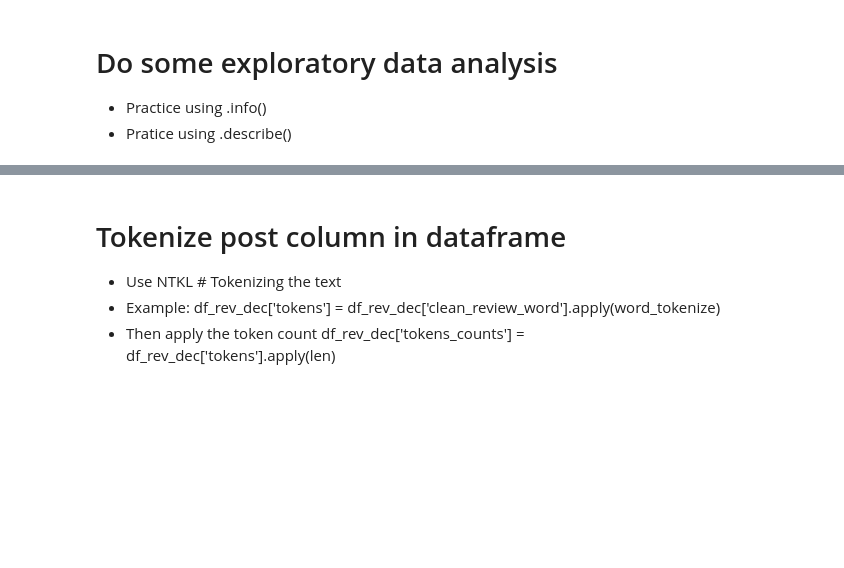
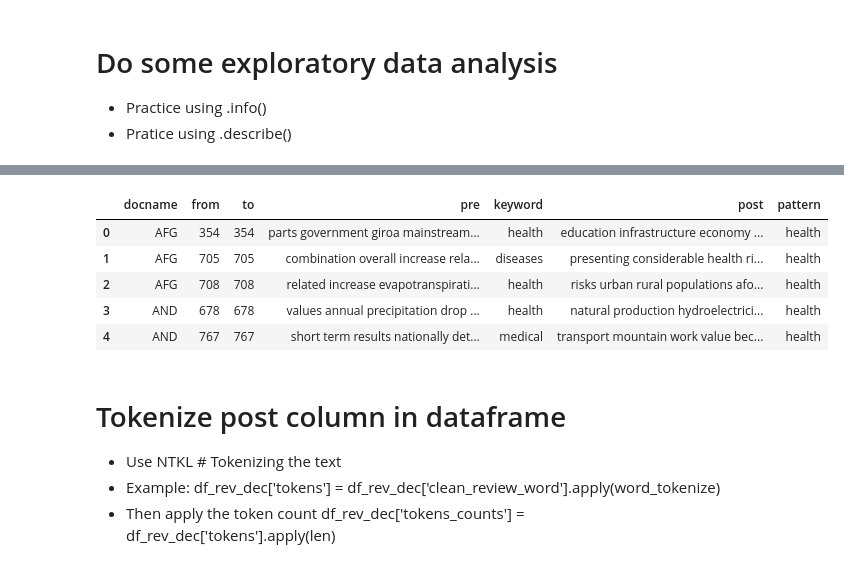
Before and after one commit to raymondEDS/data_science_class, a Jupyter notebook: class_4/yiming_text_processing.ipynb, the cells around one changed output, grey strips where cells are left out. Drawn from its saved outputs; the diff is of its cells as text; code cells hidden in the pictures; blank space fills up the shorter version.

```diff
--- a/class_4/yiming_text_processing.ipynb
+++ b/class_4/yiming_text_processing.ipynb
@@ -14,7 +14,7 @@ Import the data from the ./Data folder with csv health_kwic_25_fixed
 
 "../data/health_kwic_25_fixed.csv"
 # %%
-df_data = pd.read_csv("")
+df_data = pd.read_csv("../data/health_kwic_25_fixed.csv")
 # %% [markdown]
 # Do some exploratory data analysis
 
@@ -22,0 +52,9 @@ df_data = pd.read_csv("")
+# %%
+df_data.head()
+# %% [output]
+|  | docname | from | to | pre | keyword | post | pattern |
+| 0 | AFG | 354 | 354 | parts government giroa mainstream... | health | education infrastructure economy ... | health |
+| 1 | AFG | 705 | 705 | combination overall increase rela... | diseases | presenting considerable health ri... | health |
+| 2 | AFG | 708 | 708 | related increase evapotranspirati... | health | risks urban rural populations afo... | health |
+| 3 | AND | 678 | 678 | values annual precipitation drop ... | health | natural production hydroelectrici... | health |
+| 4 | AND | 767 | 767 | short term results nationally det... | medical | transport mountain work value bec... | health |
```
Also changed, not shown: parts of 4 cells of this notebook, 7 other files.
